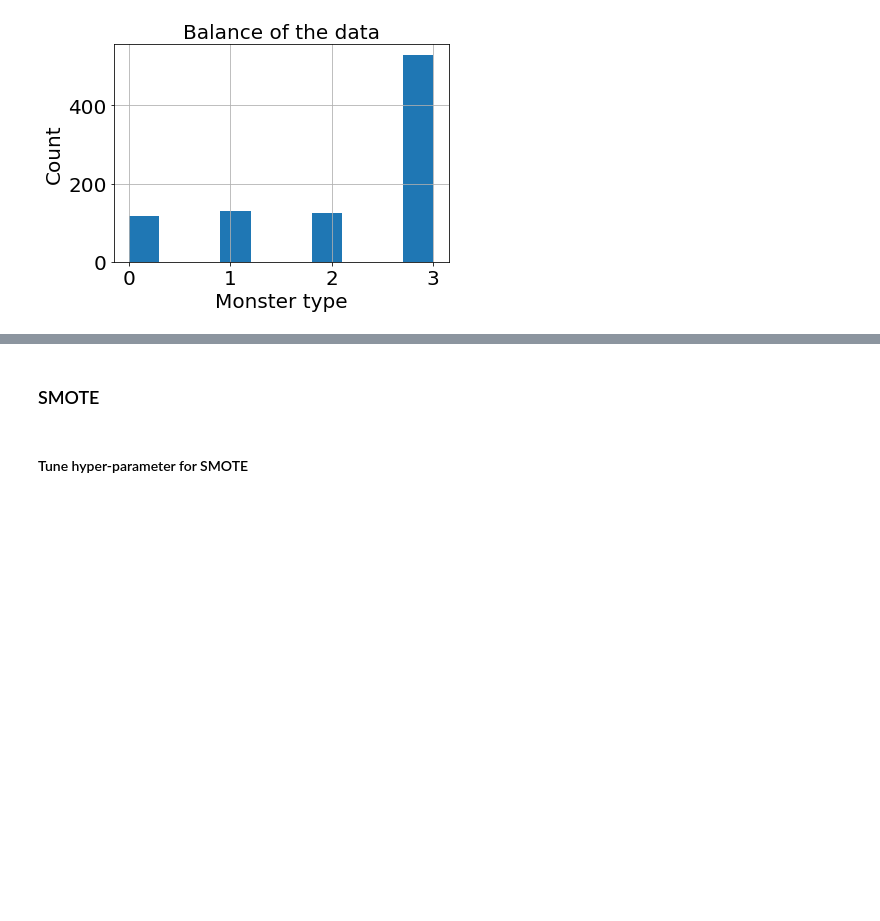
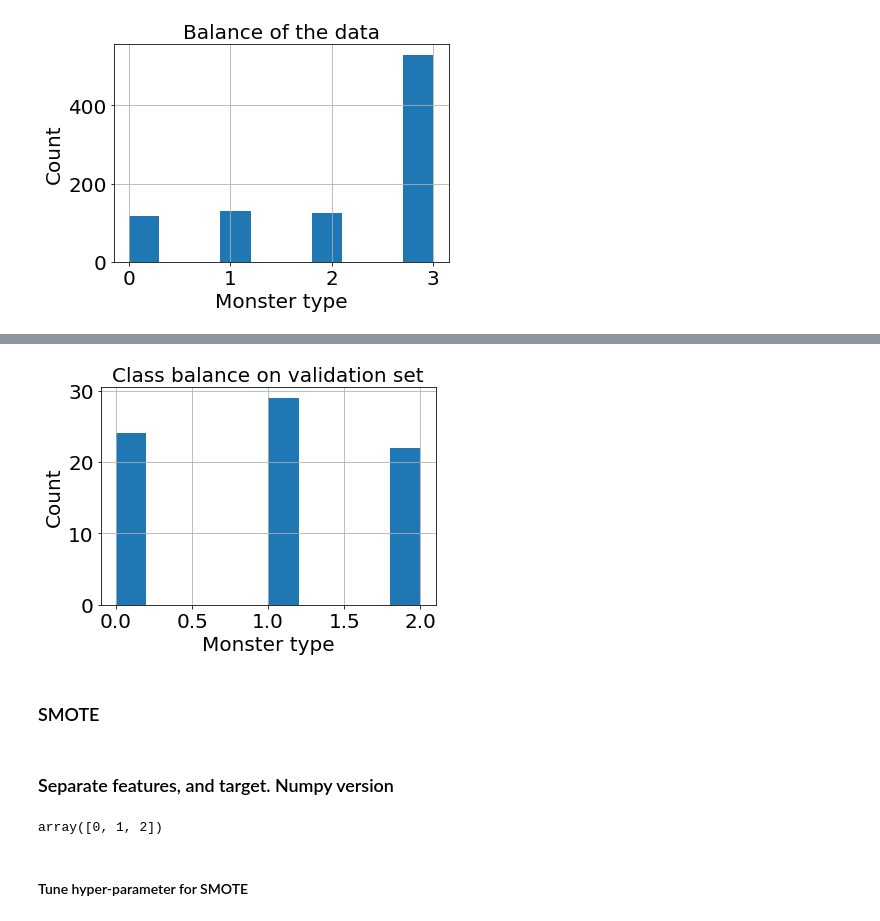
Before and after one commit to rajkumarcm/MachineLearning, a Jupyter notebook: Homework3/Homework_3.ipynb, the cells around one changed output, grey strips where cells are left out. Drawn from its saved outputs; the diff is of its cells as text; code cells hidden in the pictures; blank space fills up the shorter version.

```diff
--- a/Homework3/Homework_3.ipynb
+++ b/Homework3/Homework_3.ipynb
@@ -392,2 +350,13 @@ plt.show()
+# %%
+plt.figure()
+df_val.type.hist()
+plt.xlabel('Monster type')
+plt.ylabel('Count')
+plt.title('Class balance on validation set')
+plt.show()
+# %% [output]
+[figure, added]
 # %% [markdown]
 ### SMOTE
+# %% [markdown]
+### Separate features, and target. Numpy version
@@ -394,2 +375,6 @@ plt.show()
+# %%
+np.unique(y)
+# %% [output]
+array([0, 1, 2])
 # %% [markdown]
 #### Tune hyper-parameter for SMOTE
```
Also changed, not shown: parts of 53 cells of this notebook.
